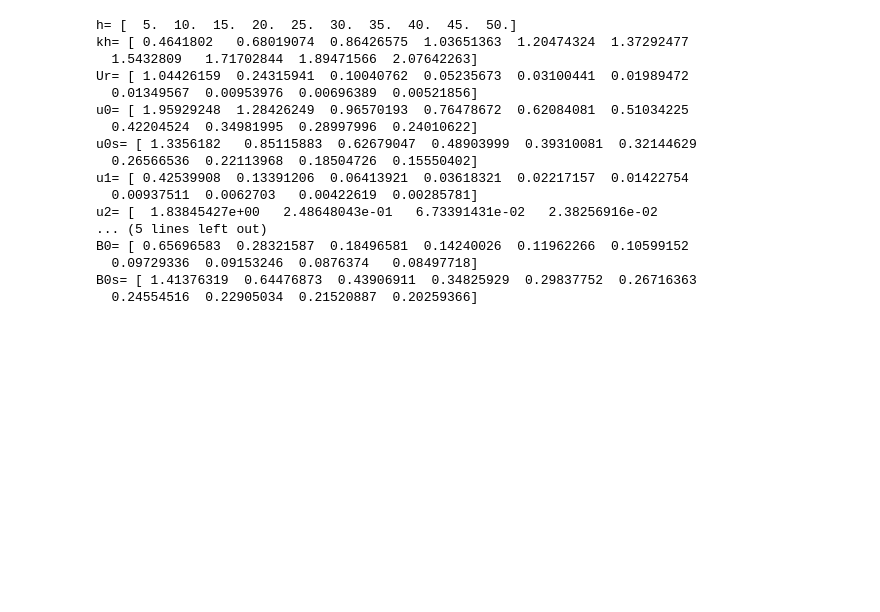
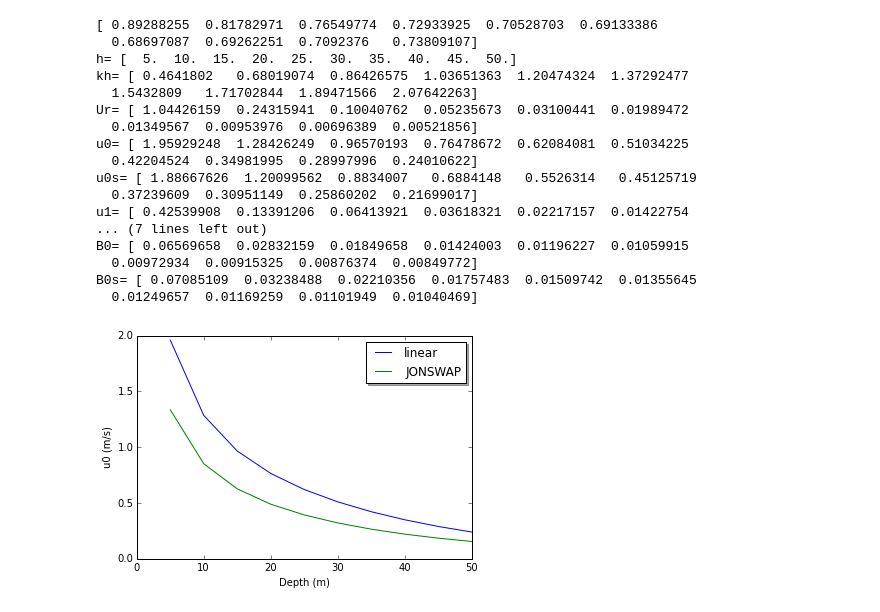
Before and after one commit to csherwood-usgs/IPython_notebook_examples, a Jupyter notebook: Profile_calculations.ipynb, the cells around one changed output. Saved outputs shown, nothing was run; the diff lists cells and outputs as text; code cells hidden in the pictures; blank space fills up the shorter version.

```diff
--- a/Profile_calculations.ipynb
+++ b/Profile_calculations.ipynb
@@ -67,6 +67,7 @@ def urms_25( Hs, Tp, h ):
 
     """
     Tz = Tp/1.28           # can't remember where I found this
+    Tz = 0.777*Tp          # very similar: Tucker & Pitt, p. 103
     Tn = ( h/g )**(1./2.)                      # Eqn 8
     t = Tn /Tz                                 # Eqn 27
     A = (6500.+(0.56 + 15.54*t)**6)**(1./6.)   # Eqn 26
@@ -79,8 +80,9 @@ rho = 1040.
 es = 0.01
 Cs = 0.01
 B = 0.
-ws= 0.33
-h = np.linspace(5,50,10)
+ws= 0.033
+n = 10
+h = np.linspace(5,50,n)
 H = 3.
 T = 10.
 w = 2.*np.pi/T
@@ -90,27 +92,33 @@ L = np.pi*2./k
 aw = H/2.
 Ur = ursell(aw, k, h)
 u0 = np.pi*H/(T*np.sinh(kh))
+# the sqrt(2) factor converts from RMS to wave-orbital amplitude:
 u0s = np.sqrt(2.)*urms_25(H, T, h)
 u1 = 3.*np.pi**2*H**2/(4.*T*L*np.sinh(kh)**2)
+u1s = u1 # for now
 u2 = 3.*np.pi**2*H**2/(4.*T*L*np.sinh(kh)**4)
+u2s = u2 # for now
 K = 16*es*Cs*rho/(15.*np.pi*(rhos-rho)*g)
 qs = K*(u0**3/ws)*(-5*u1-3*u2+B*u0**2/ws)
-qss = K*(u0s**3/ws)*(-5*u1-3*u2+B*u0s**2/ws)
-
+qss = K*(u0s**3/ws)*(-5*u1s-3*u2s+B*u0s**2/ws)
+print qss/qs
 # Equilibrium profile
-B0 = (ws/u0**2)*(5*u1+3*u2)
-B0s = (ws/u0s**2)*(5*u1+3*u2)
-print 'h=',h
-print 'kh=',kh
-print 'Ur=',Ur
-print 'u0=',u0
-print 'u0s=',u0s
-print 'u1=',u1
-print 'u2=',u2
-print 'qs=',qs
-print 'B0=',B0
-print 'B0s=',B0s
+B0 =   (ws/u0**2)*(5*u1+3*u2)
+B0s = (ws/u0s**2)*(5*u1s+3*u2s)
+if n<11:
+    print 'h=',h
+    print 'kh=',kh
+    print 'Ur=',Ur
+    print 'u0=',u0
+    print 'u0s=',u0s
+    print 'u1=',u1
+    print 'u2=',u2
+    print 'qs=',qs
+    print 'B0=',B0
+    print 'B0s=',B0s
 # %% [output]
+[ 0.89288255  0.81782971  0.76549774  0.72933925  0.70528703  0.69133386
+  0.68697087  0.69262251  0.7092376   0.73809107]
 h= [  5.  10.  15.  20.  25.  30.  35.  40.  45.  50.]
 kh= [ 0.4641802   0.68019074  0.86426575  1.03651363  1.20474324  1.37292477
   1.5432809   1.71702844  1.89471566  2.07642263]
@@ -118,16 +126,26 @@ Ur= [ 1.04426159  0.24315941  0.10040762  0.05235673  0.03100441  0.01989472
   0.01349567  0.00953976  0.00696389  0.00521856]
 u0= [ 1.95929248  1.28426249  0.96570193  0.76478672  0.62084081  0.51034225
   0.42204524  0.34981995  0.28997996  0.24010622]
-u0s= [ 1.3356182   0.85115883  0.62679047  0.48903999  0.39310081  0.32144629
-  0.26566536  0.22113968  0.18504726  0.15550402]
+u0s= [ 1.88667626  1.20099562  0.8834007   0.6884148   0.5526314   0.45125719
+  0.37239609  0.30951149  0.25860202  0.21699017]
 u1= [ 0.42539908  0.13391206  0.06413921  0.03618321  0.02217157  0.01422754
-  0.00937511  0.0062703   0.00422619  0.00285781]
-u2= [  1.83845427e+00   2.48648043e-01   6.73391431e-02   2.38256916e-02
-... (5 lines left out)
-B0= [ 0.65696583  0.28321587  0.18496581  0.14240026  0.11962266  0.10599152
-  0.09729336  0.09153246  0.0876374   0.08497718]
-B0s= [ 1.41376319  0.64476873  0.43906911  0.34825929  0.29837752  0.26716363
-  0.24554516  0.22905034  0.21520887  0.20259366]
+... (7 lines left out)
+B0= [ 0.06569658  0.02832159  0.01849658  0.01424003  0.01196227  0.01059915
+  0.00972934  0.00915325  0.00876374  0.00849772]
+B0s= [ 0.07085109  0.03238488  0.02210356  0.01757483  0.01509742  0.01355645
+  0.01249657  0.01169259  0.01101949  0.01040469]
+# %%
+# compare orbital velocities
+fig = plt.figure()
+plt.plot(h,u0,label = 'linear')
+plt.plot(h,u0s, label = 'JONSWAP')
+#plt.ylim(ymax=0., ymin=-50)
+plt.ylabel('u0 (m/s)')
+plt.xlabel('Depth (m)')
+plt.xlim(xmax=50., xmin=0)
+legend = plt.legend(loc='upper right', shadow=True)
+# %% [output]
+[figure, added]
 # %%
 # reproduce Fig. 1. This does not exactly match. Maybe needs different ws (in K)?
 fig = plt.figure()
```
Also changed, not shown: parts of 4 cells of this notebook, 2 other files.
